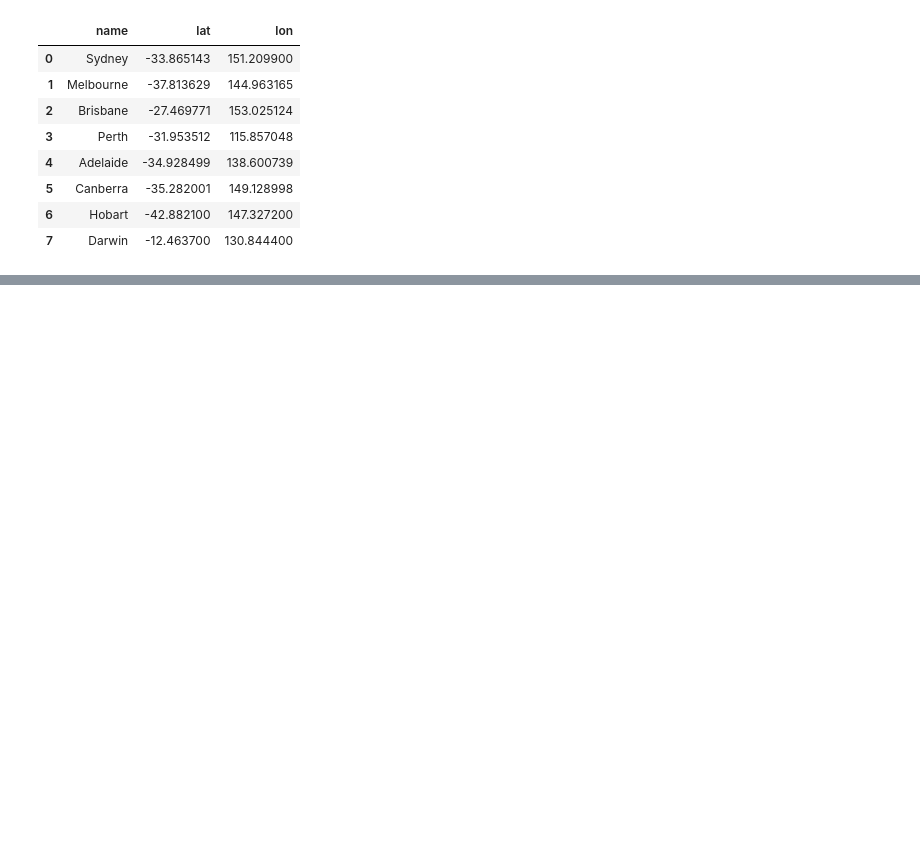
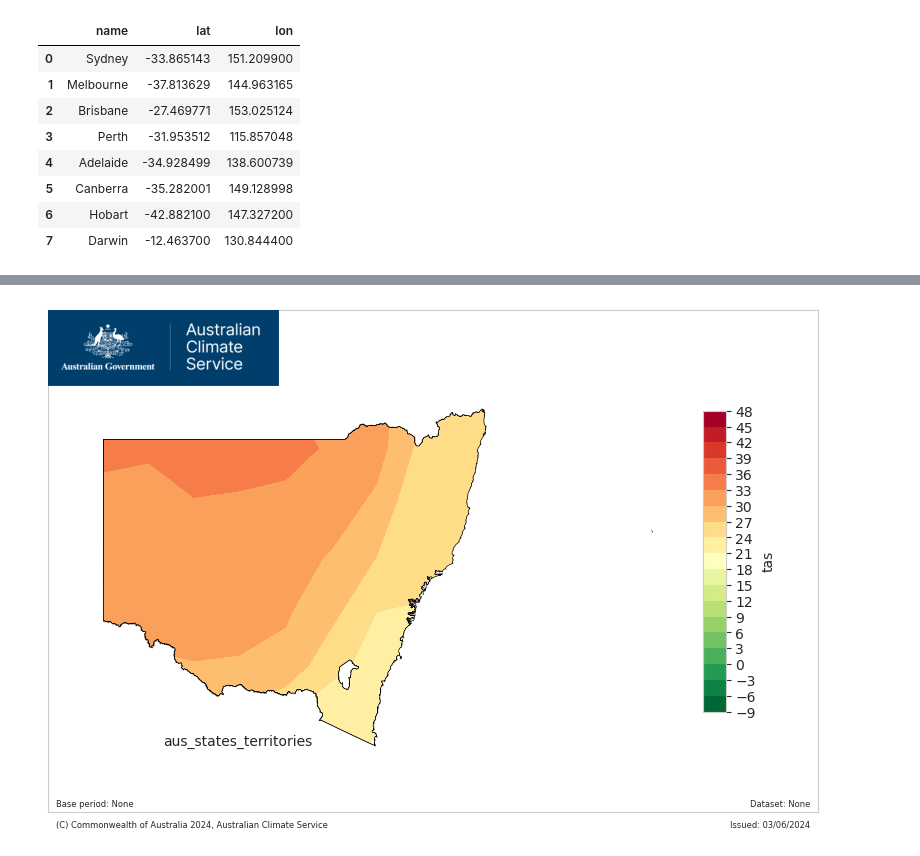
Before and after one commit to AusClimateService/plotting_maps, a Jupyter notebook: aus_map_shape.ipynb, the cells around one changed output, grey strips where cells are left out. Cells and saved outputs as stored; diff of their text form; code cells hidden in the pictures; blank space fills up the shorter version.

```diff
--- a/aus_map_shape.ipynb
+++ b/aus_map_shape.ipynb
@@ -680,0 +409,32 @@ To do:
+# %%
+facecolor = "white" # "lightgrey", "none"
+edgecolor = "black" # "white"
+name =  "aus_states_territories"
+crs = 'epsg:7844'
+area_linewidth = 1
+xlim = (110,170)
+ylim = (-45, -5)
+data = ds.tas.max(dim="time")-273.15
+cmap = cmap_dict["RdYlGn_r"]
+varname = "tas"
+cbar_extent="both"
+ticks = np.arange(-9,49, 3)
+
+
+plot_aus_shapefiles(name = name,
+                    data = data,
+                    facecolor = facecolor,
+                    edgecolor = edgecolor,
+                    title = None,
+                    crs = crs,
+                    area_linewidth = area_linewidth,
+                    xlim = xlim,
+                    ylim = ylim,
+                    cmap = cmap,
+                    cbar_extent = cbar_extent,
+                    varname = varname,
+                    ticks=ticks,
+                   contourf=True,
+                   select_area="New South Wales");
+# %% [output]
+[figure, added]
```
Also changed, not shown: parts of 68 cells of this notebook.
